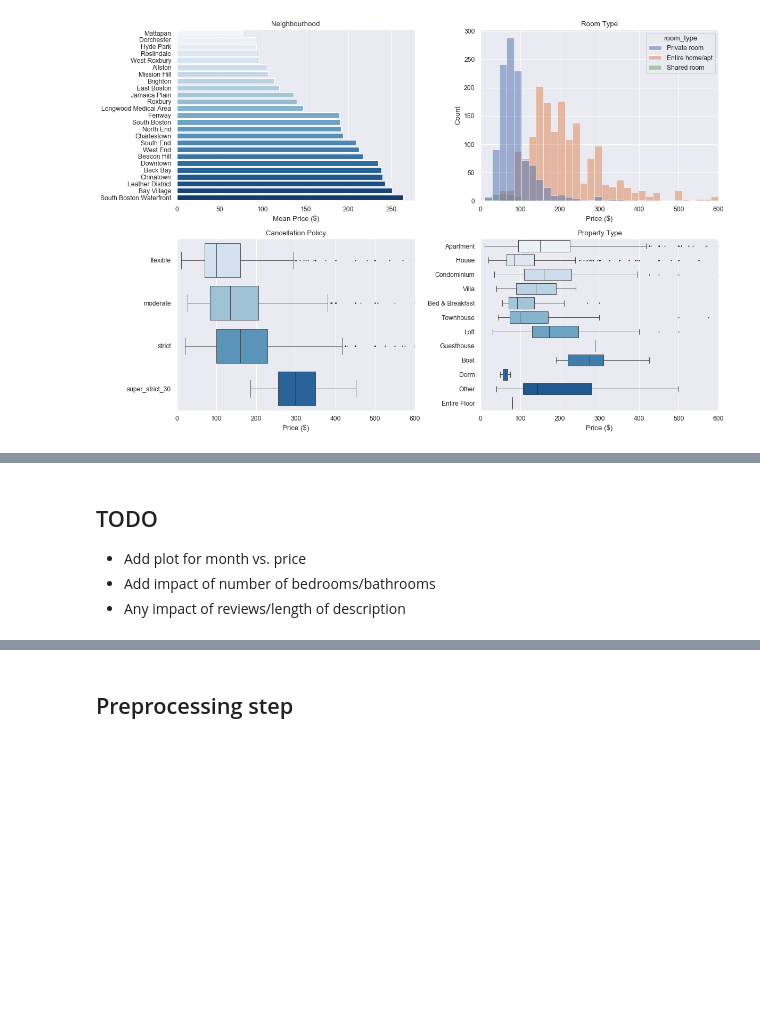
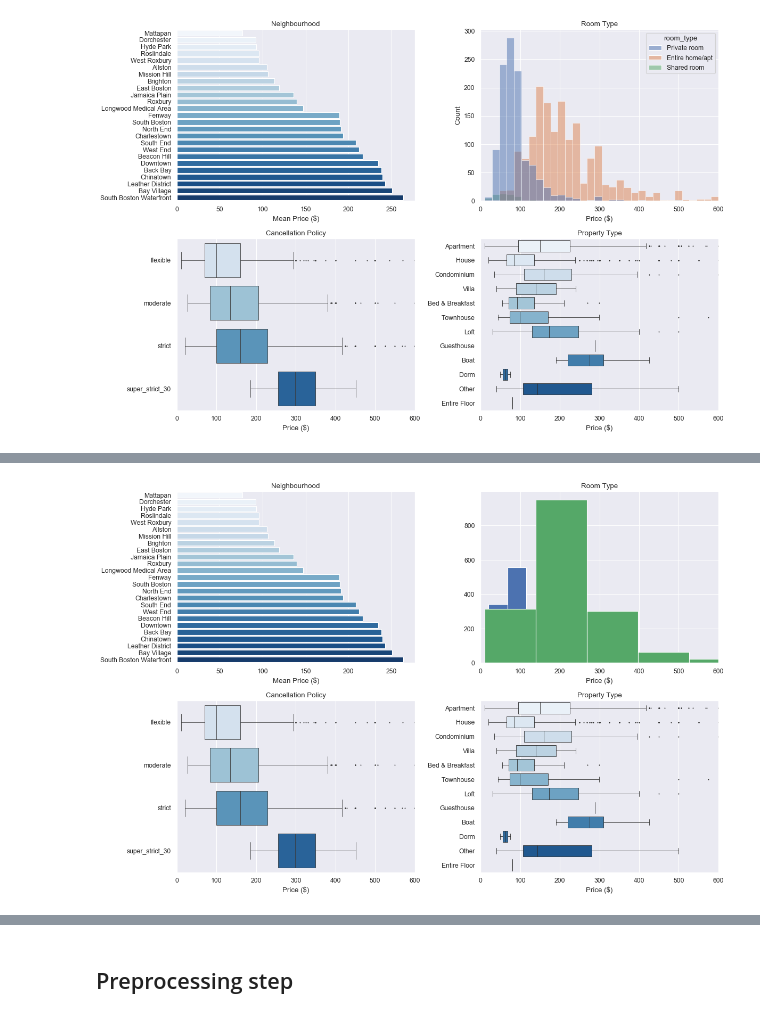
Before and after one commit to rjjfox/airbnb-datasets, a Jupyter notebook: UnderstandingPricing.ipynb, the cells around one changed output, grey strips where cells are left out. Cells and saved outputs as stored; diff of their text form; code cells hidden in the pictures; blank space fills up the shorter version.

```diff
--- a/UnderstandingPricing.ipynb
+++ b/UnderstandingPricing.ipynb
@@ -327,6 +314,52 @@ df
-# %% [markdown]
-## TODO
-
-- Add plot for month vs. price
-- Add impact of number of bedrooms/bathrooms
-- Any impact of reviews/length of description
+# %%
+fig, axs = plt.subplots(2, 2, figsize=(15, 10), dpi=80)
+
+# Neighbourhoods
+neighbourhoods = listings.groupby('neighbourhood_cleansed').agg(
+    {
+        'price': np.mean
+    }
+).reset_index()
+sns.barplot(
+    x='price', y='neighbourhood_cleansed',
+    data=neighbourhoods.sort_values('price'),
+    orient='h',
+    palette='Blues',
+    ax=axs[0, 0]
+)
+axs[0, 0].set_title('Neighbourhood')
+axs[0, 0].set_xlabel('Mean Price ($)')
+axs[0, 0].set_ylabel('')
+
+# Room type
+axs[0, 1].hist(x='price', # hue='room_type',
+             data=listings[listings.room_type == 'Private room'])
+axs[0, 1].hist(x='price', # hue='room_type',
+             data=listings[listings.room_type == 'Shared room'])
+axs[0, 1].hist(x='price', # hue='room_type',
+             data=listings[listings.room_type == 'Entire home/apt'])
+axs[0, 1].set_xlim(0, 600)
+axs[0, 1].set_title('Room Type')
+axs[0, 1].set_xlabel('Price ($)')
+
+# Cancellation Policy
+sns.boxplot(x='price', y='cancellation_policy', fliersize=1, linewidth=0.75,
+            data=listings, palette='Blues', ax=axs[1, 0],
+            order=['flexible', 'moderate', 'strict', 'super_strict_30'])
+axs[1, 0].set_xlim(0, 600)
+axs[1, 0].set_title('Cancellation Policy')
+axs[1, 0].set_xlabel('Price ($)')
+axs[1, 0].set_ylabel('')
+
+# Property type
+sns.boxplot(x='price', y='property_type', fliersize=1, linewidth=0.75,
+            data=listings, palette='Blues', ax=axs[1, 1])
+axs[1, 1].set_xlim(0, 600)
+axs[1, 1].set_title('Property Type')
+axs[1, 1].set_xlabel('Price ($)')
+axs[1, 1].set_ylabel('')
+
+plt.tight_layout()
+plt.show();
+# %% [output]
+[figure, added]
```
Also changed, not shown: parts of 24 cells of this notebook, 5 other files.
